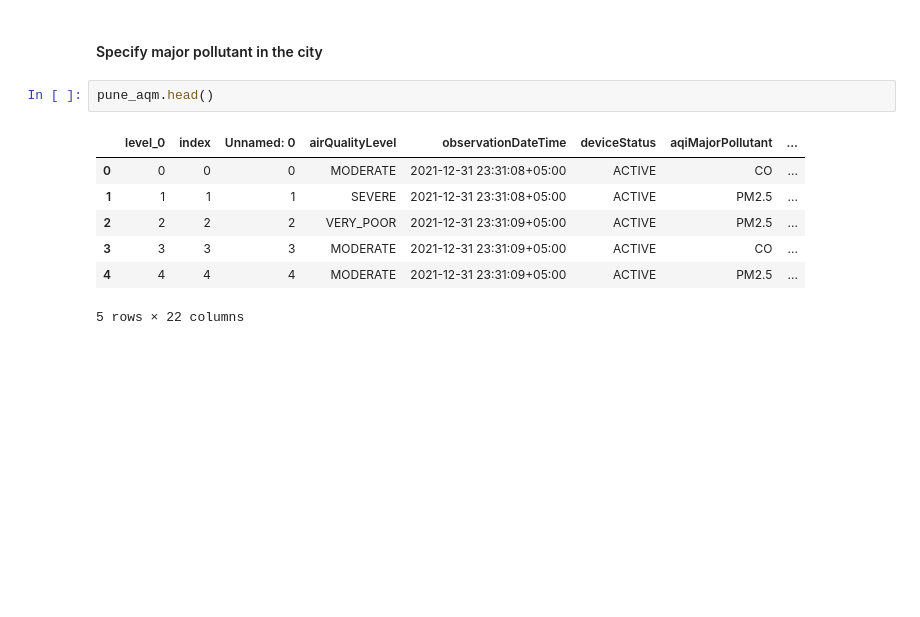
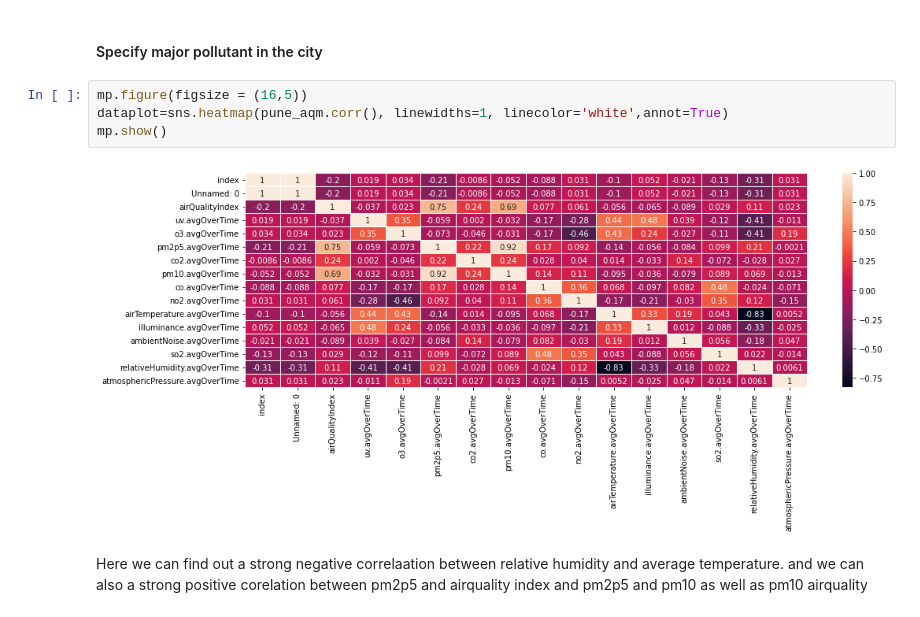
Before and after one commit to somesh2002/Smart-City-Pollution-Tracking, a Jupyter notebook: main.ipynb, the cells around one changed output. Saved outputs shown, nothing was run; the diff lists cells and outputs as text; blank space fills up the shorter version.

```diff
--- a/main.ipynb
+++ b/main.ipynb
@@ -60,12 +77,10 @@ pune_aqm.isnull().sum().sum()
 # %% [markdown]
 #### Specify major pollutant in the city
 # %%
-pune_aqm.head()
+mp.figure(figsize = (16,5))
+dataplot=sns.heatmap(pune_aqm.corr(), linewidths=1, linecolor='white',annot=True)
+mp.show()
 # %% [output]
-|  | level_0 | index | Unnamed: 0 | airQualityLevel | observationDateTime | deviceStatus | aqiMajorPollutant | ... |
-| 0 | 0 | 0 | 0 | MODERATE | 2021-12-31 23:31:08+05:00 | ACTIVE | CO | ... |
-| 1 | 1 | 1 | 1 | SEVERE | 2021-12-31 23:31:08+05:00 | ACTIVE | PM2.5 | ... |
-| 2 | 2 | 2 | 2 | VERY_POOR | 2021-12-31 23:31:09+05:00 | ACTIVE | PM2.5 | ... |
-| 3 | 3 | 3 | 3 | MODERATE | 2021-12-31 23:31:09+05:00 | ACTIVE | CO | ... |
-| 4 | 4 | 4 | 4 | MODERATE | 2021-12-31 23:31:09+05:00 | ACTIVE | PM2.5 | ... |
-5 rows × 22 columns
+[figure, added]
+# %% [markdown]
+<p> Here we can find out a strong negative correlaation between relative humidity and average temperature. and we can also a strong positive  corelation between pm2p5 and airquality index and pm2p5 and pm10 as well as pm10 airquality </p>
```
Also changed, not shown: parts of 7 cells of this notebook, 59 other files.
